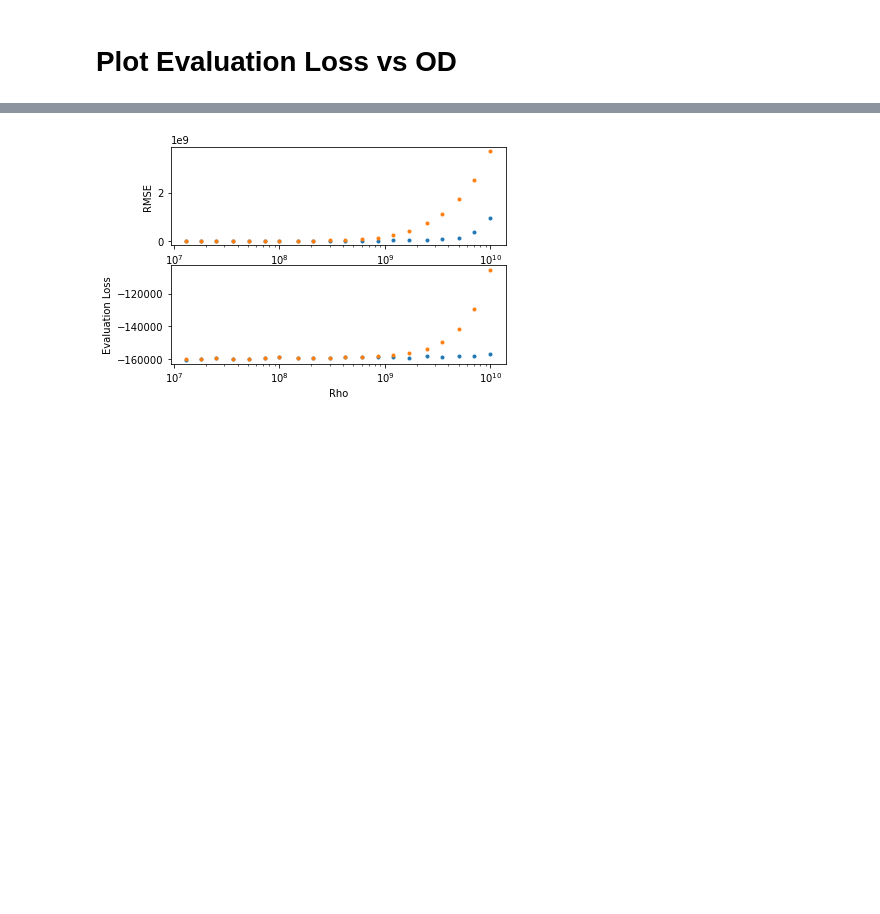
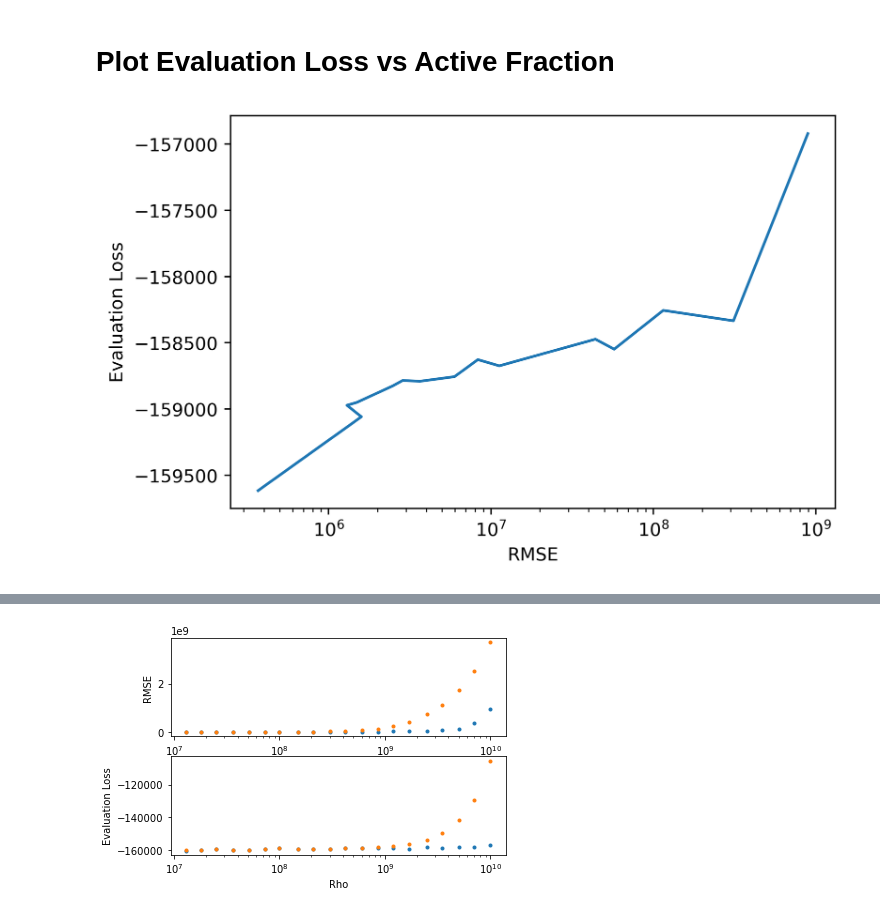
Before and after one commit to gkirchhoff32/ARSENL_backscatter_experiments, a Jupyter notebook: scripts/plot_eval_loss.ipynb, the cells around one changed output, grey strips where cells are left out. Drawn from its saved outputs; the diff is of its cells as text; code cells hidden in the pictures; blank space fills up the shorter version.

```diff
--- a/scripts/plot_eval_loss.ipynb
+++ b/scripts/plot_eval_loss.ipynb
@@ -77,7 +78,7 @@ else:
     eval_loss_pois = eval_loss_pois[:-1]
     percent_active = percent_active[:-1]
 # %% [markdown]
-# Plot Evaluation Loss vs OD
+# Plot Evaluation Loss vs Active Fraction
 # %%
 if use_sim_data:
     sort_idx = np.argsort(rho_dtime.to_numpy())
@@ -93,3 +99,15 @@ if use_sim_data:
+# %%
+if plot_rmse_vs_eval:
+    fig = plt.figure(dpi=400)
+    ax = fig.add_subplot(111)
+    skip_num = 5
+    ax.plot(RMSE_dtime_mono_lst[skip_num:], eval_loss_mono_dtime[skip_num:])
+    ax.set_xlabel('RMSE')
+    ax.set_ylabel('Evaluation Loss')
+    plt.xscale('log')
+    plt.show()
+# %% [output]
+[figure, added]
 # %%
 fig = plt.figure(dpi=400)
 ax = fig.add_subplot(111)
```
Also changed, not shown: parts of 3 cells of this notebook, 1 other file.
